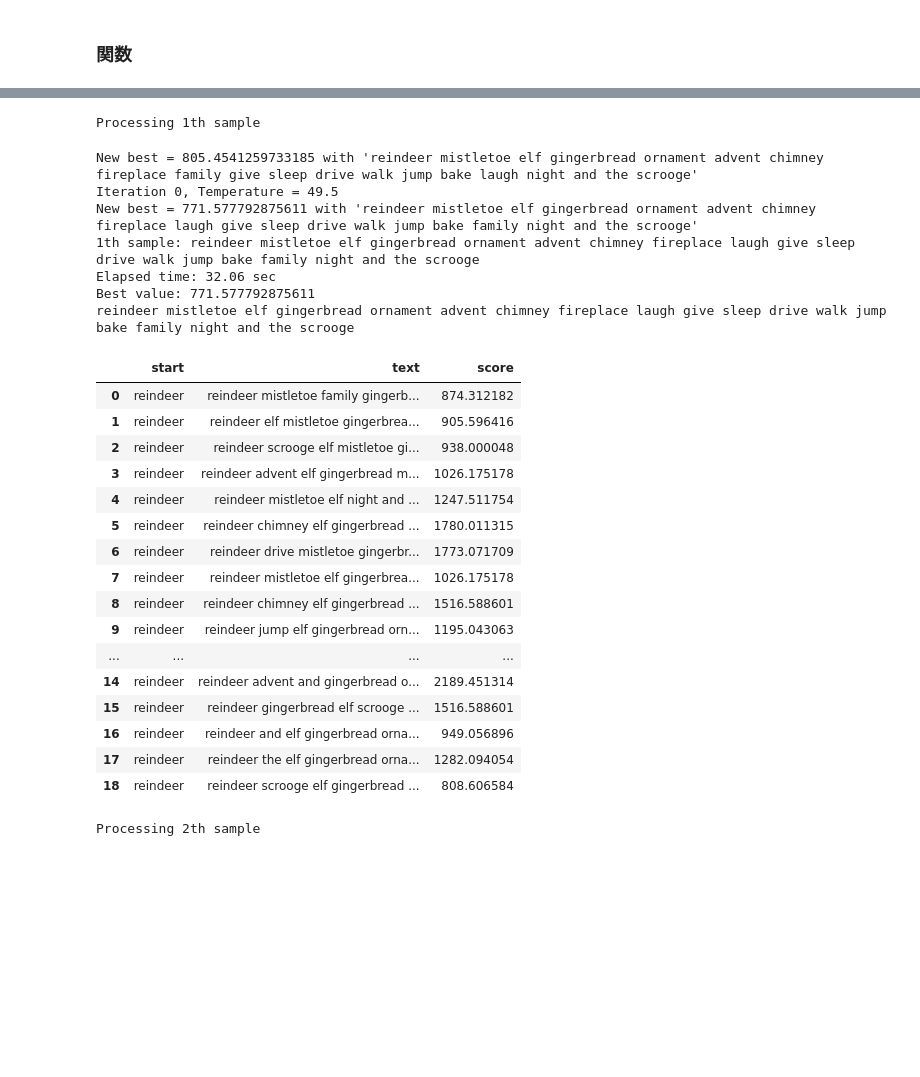
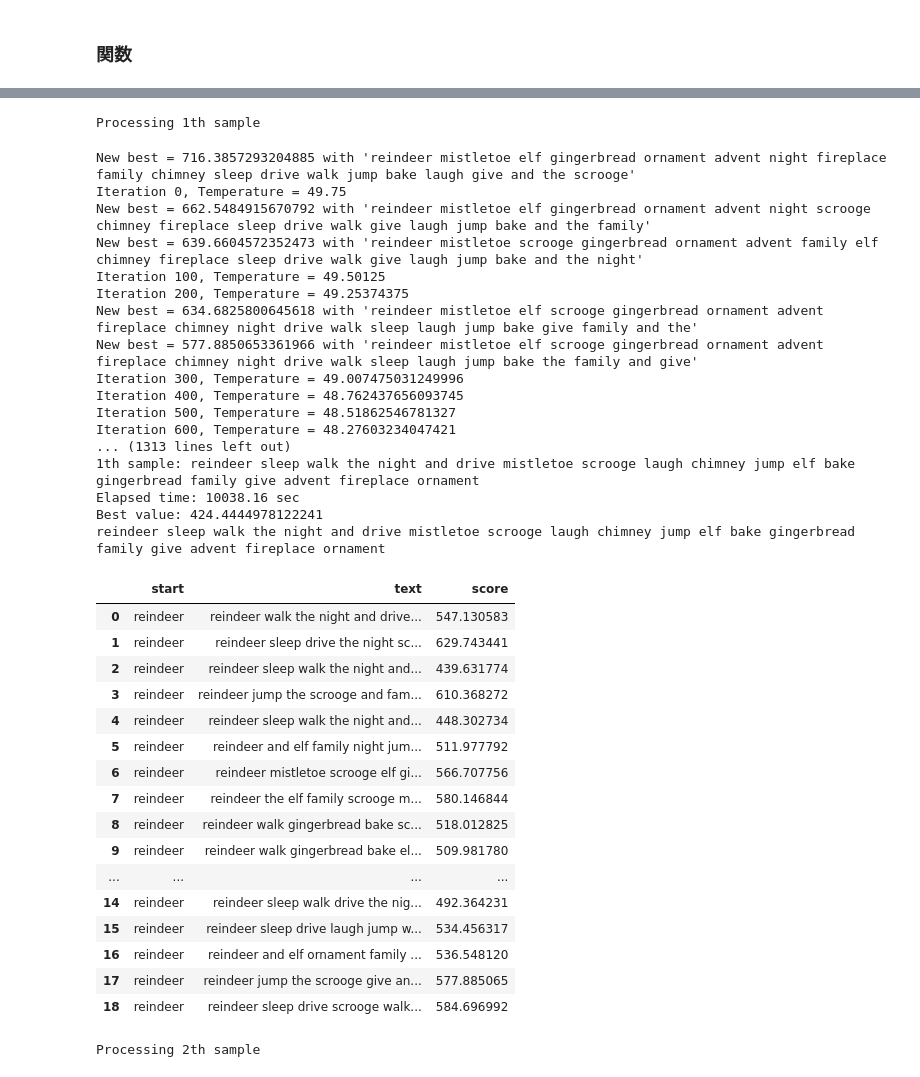
Before and after one commit to shun2741/santa2024, a Jupyter notebook: notebook/ex_004.ipynb, the cells around one changed output, grey strips where cells are left out. Cells and saved outputs as stored; diff of their text form; code cells hidden in the pictures; blank space fills up the shorter version.

```diff
--- a/notebook/ex_004.ipynb
+++ b/notebook/ex_004.ipynb
@@ -126,7 +126,7 @@ def simulated_annealing(
         perms = []
 
         # 温度を更新
-        if iteration % 10 == 0:
+        if iteration % 100 == 0:
             temperature *= cooling_rate
 
         # 温度が非常に低くなったら終了
@@ -171,7 +171,7 @@ def search_optimal_permutation(id: int, scorer, max_iterations: int = 1000, BATC
         max_iterations=max_iterations,
         BATCH_SIZE=BATCH_SIZE,
         initial_temperature=50.0,
-        cooling_rate=0.99
+        cooling_rate=0.995
     )
 
     # # optimized_dfのscore列の値が最小の行を取得
@@ -200,44 +199,54 @@ Some parameters are on the meta device because they were offloaded to the cpu.
 # %%
 for i in [1, 2]:
 
     print(f"Processing {i}th sample")
     best_sequence, best_value, solutions_df = search_optimal_permutation(
         id=i,
         scorer=scorer,
-        max_iterations=2**4,
-        BATCH_SIZE=16
+        max_iterations=2**17,
+        BATCH_SIZE=256
     )
 
     print(best_sequence)
     sub_df.loc[i, "best_value"] = best_value
     sub_df.loc[i, "text"] = best_sequence
 
     display(solutions_df)
     solutions_df.to_csv(f"{path}/out/solutions_{i}_{ex_num}.csv", index=False, header=True)
 # %% [output]
 Processing 1th sample
-New best = 805.4541259733185 with 'reindeer mistletoe elf gingerbread ornament advent chimney fireplace family give sleep drive walk jump bake laugh night and the scrooge'
-Iteration 0, Temperature = 49.5
-New best = 771.577792875611 with 'reindeer mistletoe elf gingerbread ornament advent chimney fireplace laugh give sleep drive walk jump bake family night and the scrooge'
-1th sample: reindeer mistletoe elf gingerbread ornament advent chimney fireplace laugh give sleep drive walk jump bake family night and the scrooge
-Elapsed time: 32.06 sec
-Best value: 771.577792875611
-reindeer mistletoe elf gingerbread ornament advent chimney fireplace laugh give sleep drive walk jump bake family night and the scrooge
+New best = 716.3857293204885 with 'reindeer mistletoe elf gingerbread ornament advent night fireplace family chimney sleep drive walk jump bake laugh give and the scrooge'
+Iteration 0, Temperature = 49.75
+New best = 662.5484915670792 with 'reindeer mistletoe elf gingerbread ornament advent night scrooge chimney fireplace sleep drive walk give laugh jump bake and the family'
+New best = 639.6604572352473 with 'reindeer mistletoe scrooge gingerbread ornament advent family elf chimney fireplace sleep drive walk give laugh jump bake and the night'
+Iteration 100, Temperature = 49.50125
+Iteration 200, Temperature = 49.25374375
+New best = 634.6825800645618 with 'reindeer mistletoe elf scrooge gingerbread ornament advent fireplace chimney night drive walk sleep laugh jump bake give family and the'
+New best = 577.8850653361966 with 'reindeer mistletoe elf scrooge gingerbread ornament advent fireplace chimney night drive walk sleep laugh jump bake the family and give'
+Iteration 300, Temperature = 49.007475031249996
+Iteration 400, Temperature = 48.762437656093745
+Iteration 500, Temperature = 48.51862546781327
+Iteration 600, Temperature = 48.27603234047421
+... (1313 lines left out)
+1th sample: reindeer sleep walk the night and drive mistletoe scrooge laugh chimney jump elf bake gingerbread family give advent fireplace ornament
+Elapsed time: 10038.16 sec
+Best value: 424.4444978122241
+reindeer sleep walk the night and drive mistletoe scrooge laugh chimney jump elf bake gingerbread family give advent fireplace ornament
 |  | start | text | score |
-| 0 | reindeer | reindeer mistletoe family gingerb... | 874.312182 |
-| 1 | reindeer | reindeer elf mistletoe gingerbrea... | 905.596416 |
-| 2 | reindeer | reindeer scrooge elf mistletoe gi... | 938.000048 |
-| 3 | reindeer | reindeer advent elf gingerbread m... | 1026.175178 |
-| 4 | reindeer | reindeer mistletoe elf night and ... | 1247.511754 |
-| 5 | reindeer | reindeer chimney elf gingerbread ... | 1780.011315 |
-| 6 | reindeer | reindeer drive mistletoe gingerbr... | 1773.071709 |
-| 7 | reindeer | reindeer mistletoe elf gingerbrea... | 1026.175178 |
-| 8 | reindeer | reindeer chimney elf gingerbread ... | 1516.588601 |
-| 9 | reindeer | reindeer jump elf gingerbread orn... | 1195.043063 |
+| 0 | reindeer | reindeer walk the night and drive... | 547.130583 |
+| 1 | reindeer | reindeer sleep drive the night sc... | 629.743441 |
+| 2 | reindeer | reindeer sleep walk the night and... | 439.631774 |
+| 3 | reindeer | reindeer jump the scrooge and fam... | 610.368272 |
+| 4 | reindeer | reindeer sleep walk the night and... | 448.302734 |
+| 5 | reindeer | reindeer and elf family night jum... | 511.977792 |
+| 6 | reindeer | reindeer mistletoe scrooge elf gi... | 566.707756 |
+| 7 | reindeer | reindeer the elf family scrooge m... | 580.146844 |
+| 8 | reindeer | reindeer walk gingerbread bake sc... | 518.012825 |
+| 9 | reindeer | reindeer walk gingerbread bake el... | 509.981780 |
 | ... | ... | ... | ... |
-| 14 | reindeer | reindeer advent and gingerbread o... | 2189.451314 |
-| 15 | reindeer | reindeer gingerbread elf scrooge ... | 1516.588601 |
-| 16 | reindeer | reindeer and elf gingerbread orna... | 949.056896 |
-| 17 | reindeer | reindeer the elf gingerbread orna... | 1282.094054 |
-| 18 | reindeer | reindeer scrooge elf gingerbread ... | 808.606584 |
+| 14 | reindeer | reindeer sleep walk drive the nig... | 492.364231 |
+| 15 | reindeer | reindeer sleep drive laugh jump w... | 534.456317 |
+| 16 | reindeer | reindeer and elf ornament family ... | 536.548120 |
+| 17 | reindeer | reindeer jump the scrooge give an... | 577.885065 |
+| 18 | reindeer | reindeer sleep drive scrooge walk... | 584.696992 |
 Processing 2th sample
```
Also changed, not shown: parts of 5 cells of this notebook, 2 other files.
